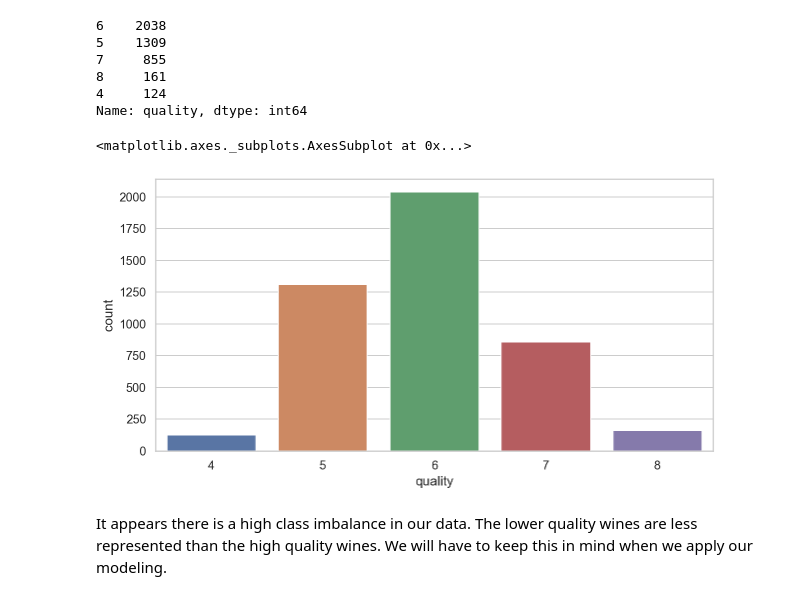
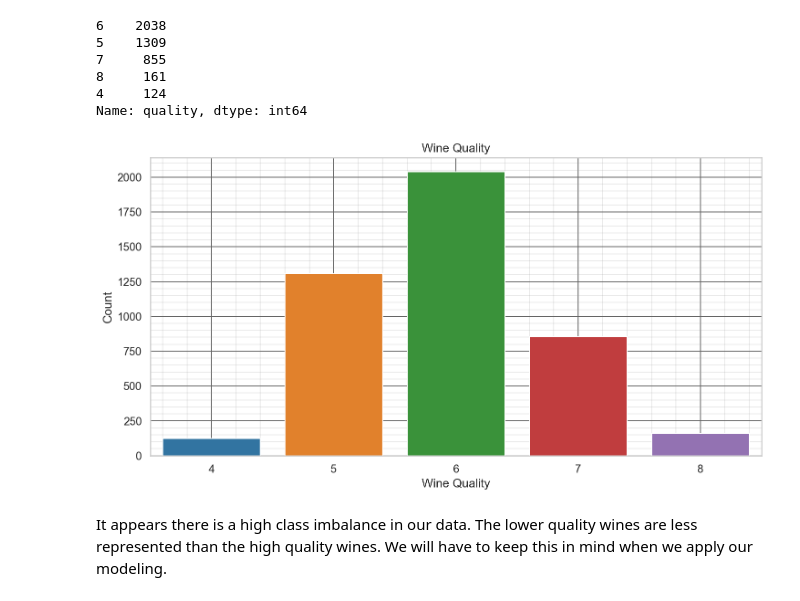
Before and after one commit to Munster2020/HDIP_CSDA_COMP08055, a Jupyter notebook: scikit-learn.ipynb, the cells around one changed output. Cells and saved outputs as stored; diff of their text form; code cells hidden in the pictures.

```diff
--- a/scikit-learn.ipynb
+++ b/scikit-learn.ipynb
@@ -243,11 +237,17 @@ df_wine['quality'].value_counts()
 8     161
 4     124
 Name: quality, dtype: int64
-# %%
-sns.countplot(x='quality', data=df_wine)
-# %% [output]
-<matplotlib.axes._subplots.AxesSubplot at 0x...>
-[figure, removed]
+# %%
+sns.set(style='whitegrid', font_scale=1.1, rc={"figure.figsize": [12, 6]})
+sns.countplot(x='quality', data=df_wine, palette="tab10")
+plt.title('Wine Quality')
+plt.xlabel('Wine Quality')
+plt.ylabel('Count')
+plt.grid(b=True, which='major', color='#666666', linestyle='-')
+plt.minorticks_on()
+plt.grid(b=True, which='minor', color='#999999', linestyle='-', alpha=0.2);
+# %% [output]
+[figure, added]
 # %% [markdown]
 It appears there is a high class imbalance in our data. The lower quality wines are less represented than the high quality wines. We will have to keep this in mind when we apply our modeling.
 # %% [markdown]
```
Also changed, not shown: parts of 16 cells of this notebook.
